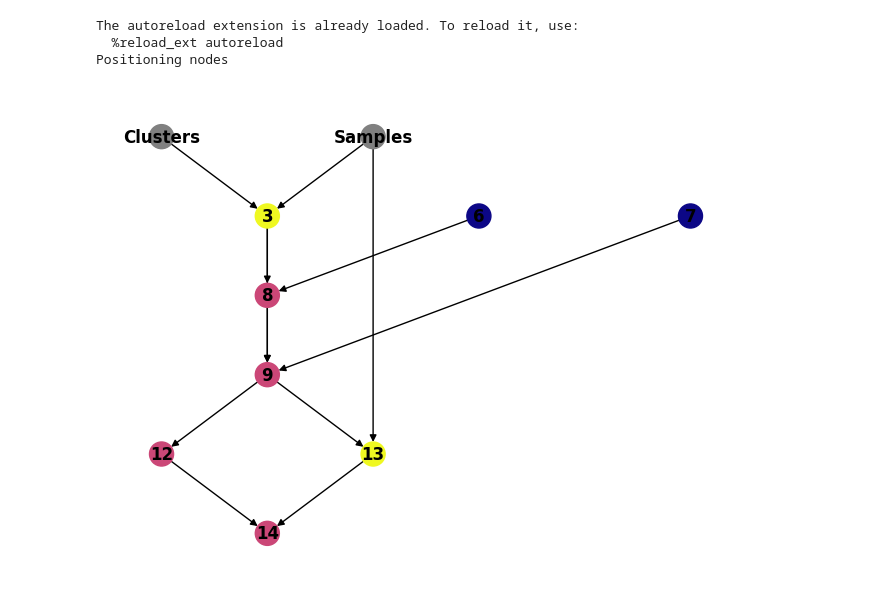
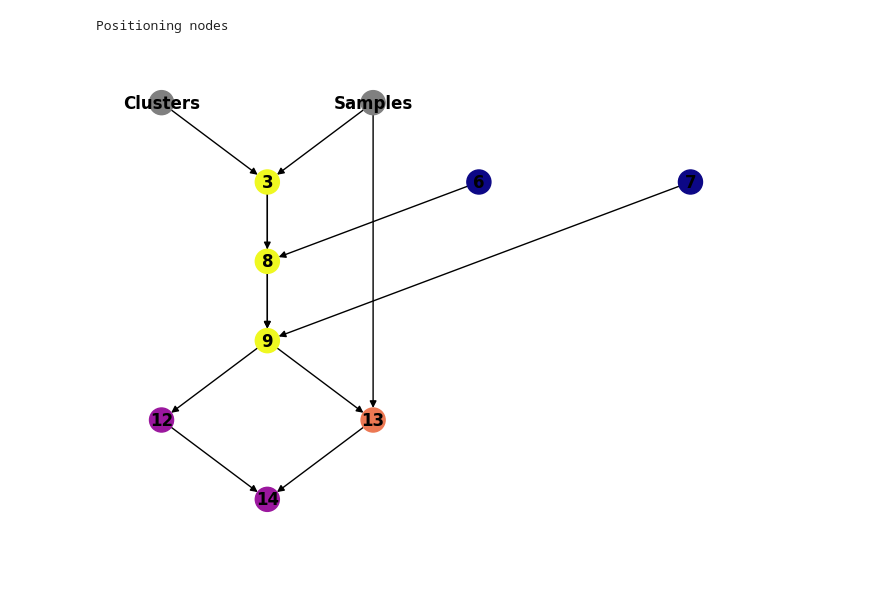
Before and after one commit to Helmholtz-AI-Energy/tensorcraft, a Jupyter notebook: notebooks/compiler_basics.ipynb, the cells around one changed output. Cells and saved outputs as stored; diff of their text form; code cells hidden in the pictures.

```diff
--- a/notebooks/compiler_basics.ipynb
+++ b/notebooks/compiler_basics.ipynb
@@ -1,35 +1,31 @@
 # %%
 %load_ext autoreload
 %autoreload 2
 import tensorcraft as tc
 
 from tensorcraft.compiler.compiler import ProgramTransformer
 from tensorcraft.viz.program_graph import draw_program_graph
 code = """
 # Distance computation
 Dist[j,k] = (Samples[j,l] - Clusters[k,l]) * (Samples[j,l] - Clusters[k,l])
 
 # Argmin
 Min[j] = 1000
 Labels[j] = -1
 Min[j] = (Dist[j,k] < Min[j]) * (Dist[j,k] - Min[j])
 Labels[j] = (Dist[j,k] == Min[j]) * (k - Labels[j])
 
 # Cluster update
 Count[l] = (Labels[j] == l)
 Update[l,k] = Samples[j,k] * (Labels[j] == l)
 Update[l,k] = Update[l,k] / Count[l]
-Sum = Min[i]
 """
-tree = tc.compile(code)
+kmeans_kernel = tc.compile(code)
 
-kmeans_kernel = ProgramTransformer(code).transform(tree)
-draw_program_graph(kmeans_kernel)
+draw_program_graph(kmeans_kernel, color_by="opcount")
 # %% [output]
-The autoreload extension is already loaded. To reload it, use:
-  %reload_ext autoreload
 Positioning nodes
-[figure, old version]
+[figure, new version]
 # %%
 code = """
 W_c[i] = A[i,j] * D_c[j]
```
Also changed, not shown: parts of 1 cell of this notebook, 4 other files.
